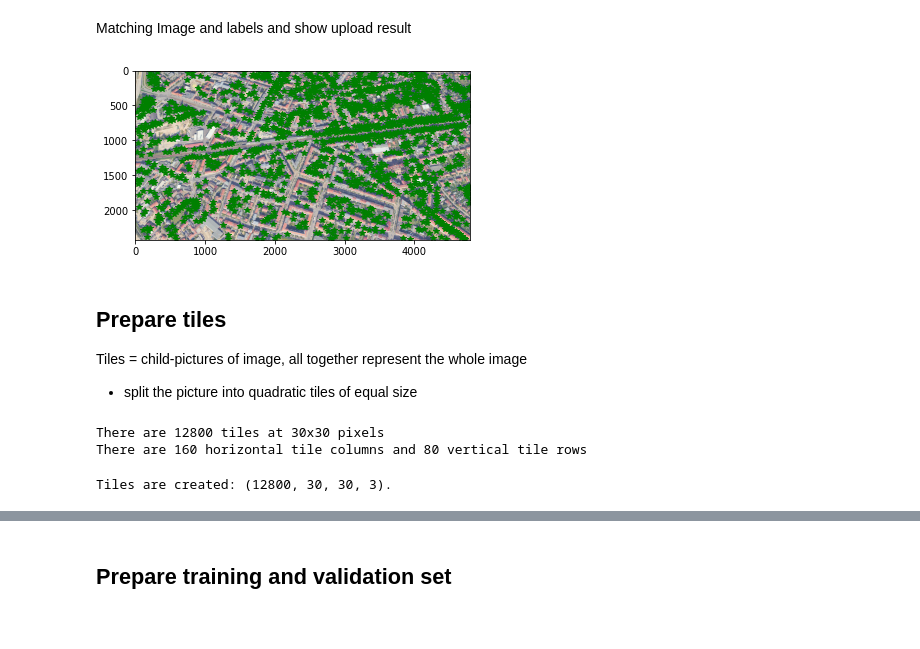
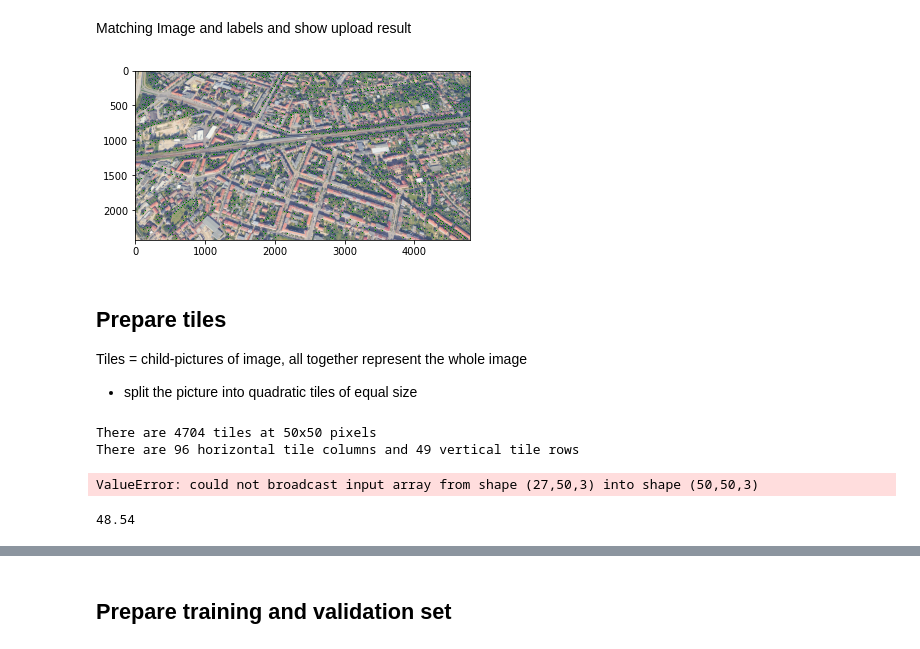
Before and after one commit to LuiseStrathe/urbaneagle_visionai, a Jupyter notebook: notebooks/Base_Model_02.ipynb, the cells around one changed output, grey strips where cells are left out. Cells and saved outputs as stored; diff of their text form; code cells hidden in the pictures.

```diff
--- a/notebooks/Base_Model_02.ipynb
+++ b/notebooks/Base_Model_02.ipynb
@@ -59,10 +57,10 @@ def import_image(path_raw_data, name_raw_data, raw_image_number):
     for i in json_load:
             labels_x = np.append(labels_x, i["value"]["x"])
             labels_y = np.append(labels_y, i["value"]["y"])
-    labels_unscaled = np.vstack((labels_x, labels_y)).transpose()
+    labels_unscaled = np.vstack((labels_y, labels_x)).transpose()
 
     # scale data points to image pixels
-    reshaper = [[(i_width/100), 0], [0,(i_height/100)]]
+    reshaper = [[(i_height/100), 0], [0,(i_width/100)]]
     labels = np.mat(labels_unscaled) * np.mat(reshaper)
     print(f"There are {labels_unscaled[:,0].shape} labeled trees in the picture")
 
@@ -73,7 +71,7 @@ def import_image(path_raw_data, name_raw_data, raw_image_number):
     # check label distribution in histogram
     plt.hist(labels, bins=200)
     plt.show()
-    print(f"The image size is {i_width}x{i_height} pixels.")
+    print(f"The image size is {i_height}x{i_width} pixels.")
     print(f"The {len(labels_x)} data points are distributed along the respective axis as follows:")
 
     return image, labels, orig_image, labels_unscaled, i_width, i_height
@@ -88,18 +86,18 @@ The 1383 data points are distributed along the respective axis as follows:
 # %% [markdown]
 Matching Image and labels and show upload result
 # %%
-def show_img_with_labels(image=orig_image, labels=labels):
+def show_img_with_labels(image=orig_image, labels=labels, marker=','):
     plt.imshow(image)
     # plot each labeled tree
     for dot in labels:
         #print(dot[:,1])
-        plt.plot(dot[:,0], dot[:,1], marker='*', color="green")
+        plt.plot(dot[:,1], dot[:,0], marker=marker, color="green")
     # show the plot
     plt.show()
 
 show_img_with_labels()
 # %% [output]
-[figure, old version]
+[figure, new version]
 # %% [markdown]
 ## Prepare tiles
 
@@ -108,8 +106,8 @@ Tiles = child-pictures of image, all together represent the whole image
 # %%
 def make_tiles(image=image, i_width=i_width, i_height=i_height, tile_size=tile_size):
     # define the tiles
-    num_hor_tiles = i_width // tile_size
-    num_ver_tiles = i_height // tile_size
+    num_hor_tiles = int(np.ceil(i_width / tile_size))
+    num_ver_tiles = int(np.ceil(i_height / tile_size))
     num_tiles = num_hor_tiles * num_ver_tiles
     print(f"There are {num_tiles} tiles at {tile_size}x{tile_size} pixels")
     print(f"There are {num_hor_tiles} horizontal tile columns and {num_ver_tiles} vertical tile rows")
@@ -120,7 +118,7 @@ def make_tiles(image=image, i_width=i_width, i_height=i_height, tile_size=tile_s
     tile_info_initial = np.zeros((num_tiles, 6)) # (tile row, tile column, true_label, probability, x_mean, y_mean)
 
     # create tiles
-    for i in tq(range(num_ver_tiles)):
+    for i in range(num_ver_tiles):
         for j in range(num_hor_tiles):
             tile_num = i * num_hor_tiles + j
             # give starting (left/top) & mean pixels in rows and columns for this tile
@@ -140,9 +138,13 @@ def make_tiles(image=image, i_width=i_width, i_height=i_height, tile_size=tile_s
 
 tiles, tile_info_initial, num_hor_tiles, num_ver_tiles = make_tiles()
 # %% [output]
-There are 12800 tiles at 30x30 pixels
-There are 160 horizontal tile columns and 80 vertical tile rows
+There are 4704 tiles at 50x50 pixels
+There are 96 horizontal tile columns and 49 vertical tile rows
-Tiles are created: (12800, 30, 30, 3).
+ValueError: could not broadcast input array from shape (27,50,3) into shape (50,50,3)
+# %%
+2427/50
+# %% [output]
+48.54
 # %%
 def label_tiles(labels=labels, tile_info_initial=tile_info_initial, tile_size=tile_size):
     num_tiles = tile_info_initial.shape[0]
```
Also changed, not shown: parts of 27 cells of this notebook, 4 other files.
